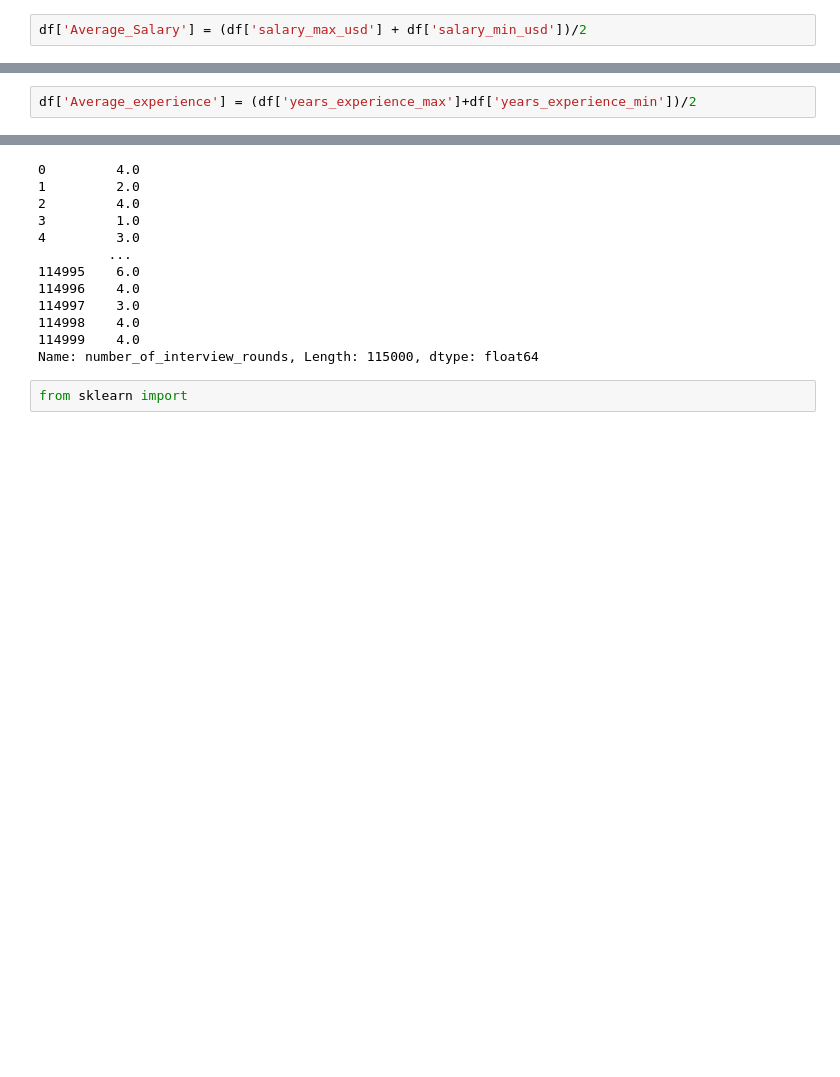
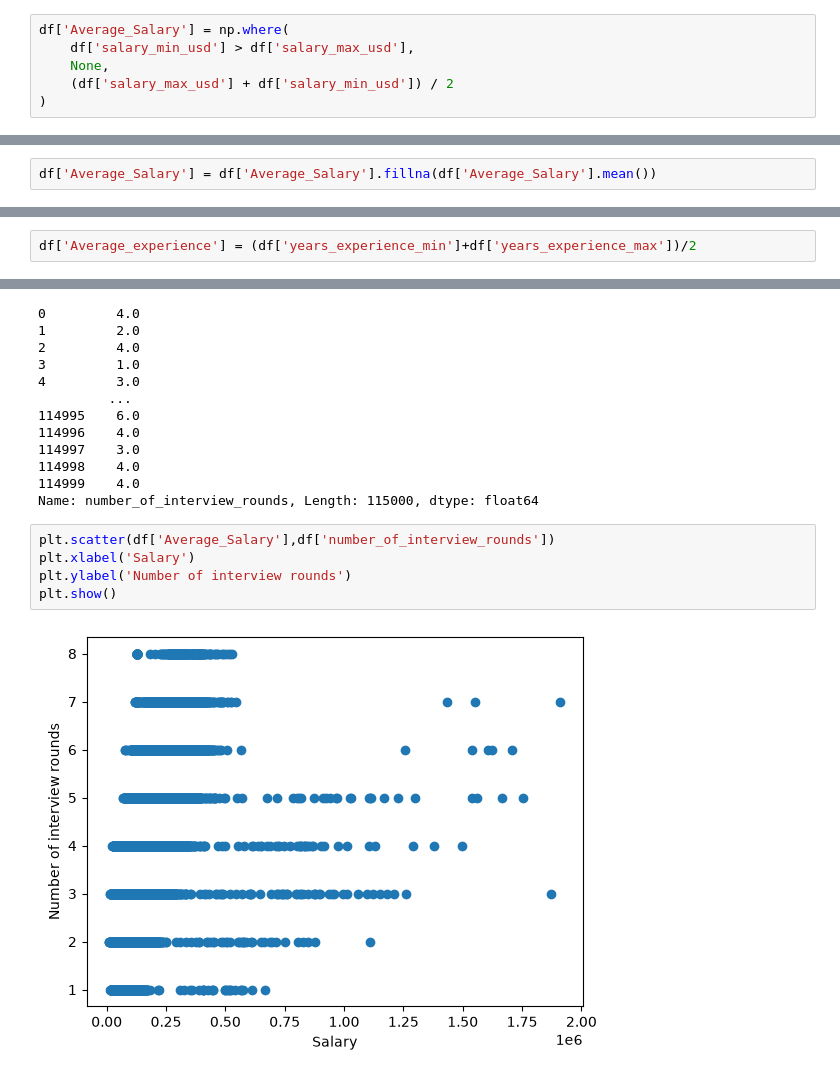
Before and after one commit to anshulbaisoya82-ux/Task-2-, a Jupyter notebook: Salary.ipynb, the cells around one changed output, grey strips where cells are left out. Saved outputs shown, nothing was run; the diff lists cells and outputs as text; blank space fills up the shorter version.

Commit message:
Till using Experience and interview rounds

```diff
--- a/Salary.ipynb
+++ b/Salary.ipynb
@@ -156,2 +95,6 @@ np.float64(1417121.8128310929)
 # %%
-df['Average_Salary'] = (df['salary_max_usd'] + df['salary_min_usd'])/2
+df['Average_Salary'] = np.where(
+    df['salary_min_usd'] > df['salary_max_usd'],
+    None,
+    (df['salary_max_usd'] + df['salary_min_usd']) / 2
+)
@@ -177,2 +120,2 @@ np.float64(1275487.1310407582)
-# %%
-df['Average_experience'] = (df['years_experience_max']+df['years_experience_min'])/2
+# %%
+df['Average_Salary'] = df['Average_Salary'].fillna(df['Average_Salary'].mean())
@@ -179,3 +137,5 @@ df['Average_experience'] = (df['years_experience_max']+df['years_experience_min'
+# %%
+df['Average_experience'] = (df['years_experience_min']+df['years_experience_max'])/2
 # %%
 df['Average_experience']
 # %% [output]
@@ -207,4 +167,9 @@ df['number_of_interview_rounds']
 114999    4.0
 Name: number_of_interview_rounds, Length: 115000, dtype: float64
 # %%
-from sklearn import
+plt.scatter(df['Average_Salary'],df['number_of_interview_rounds'])
+plt.xlabel('Salary')
+plt.ylabel('Number of interview rounds')
+plt.show()
+# %% [output]
+[figure, added]
```
Also changed, not shown: parts of 16 cells of this notebook, 1 other file.
